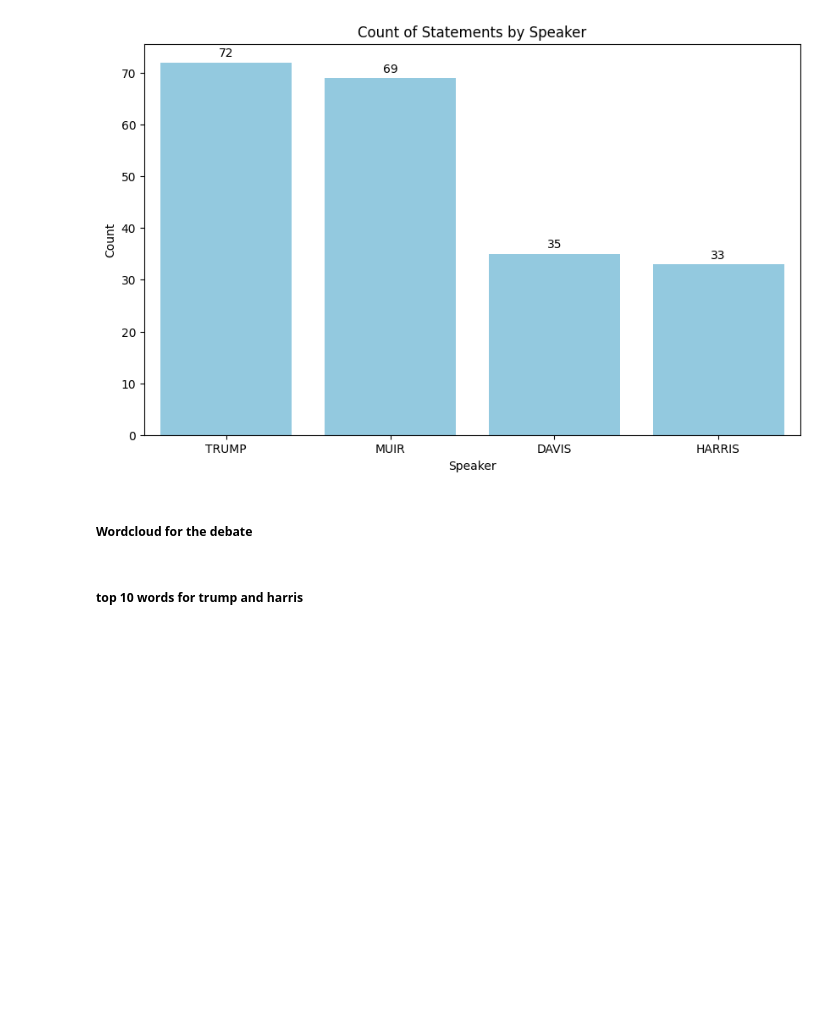
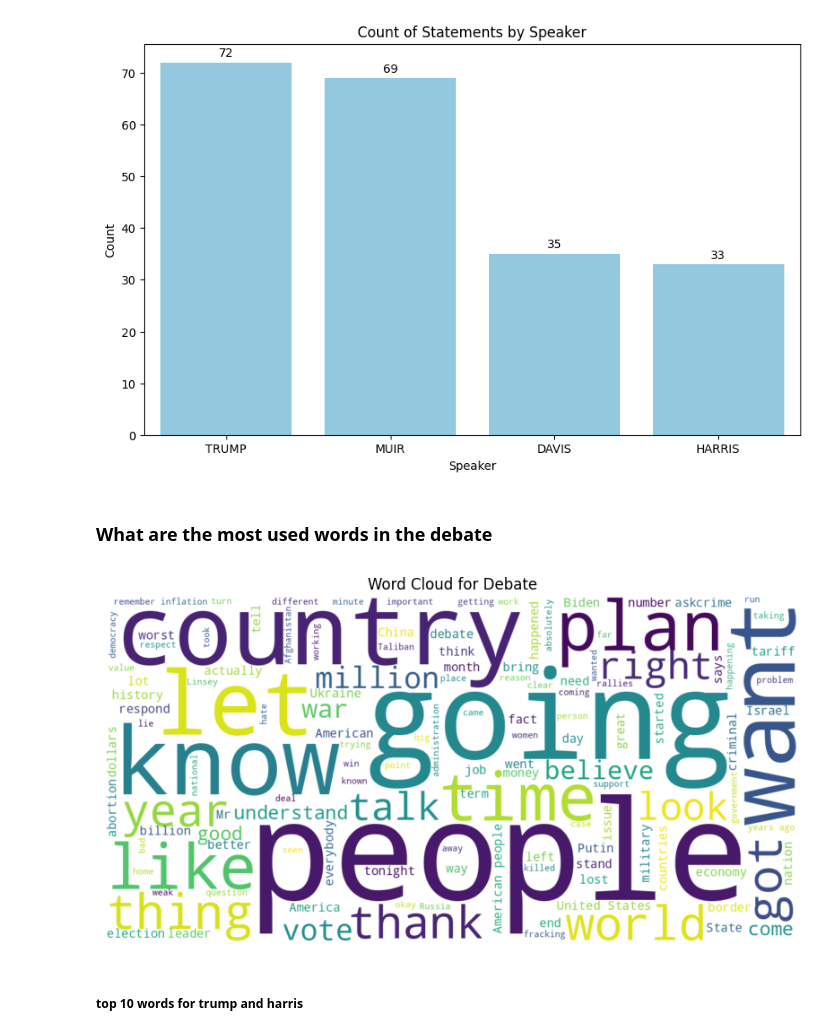
Before and after one commit to soham-bhagwat/Data-Analysis-EDA, a Jupyter notebook: presidential_debate.ipynb, the cells around one changed output. Cells and saved outputs as stored; diff of their text form; code cells hidden in the pictures; blank space fills up the shorter version.

Commit message:
Kaggle Notebook | PresidentialDebate | Version 4

```diff
--- a/presidential_debate.ipynb
+++ b/presidential_debate.ipynb
@@ -17,9 +18,9 @@ import matplotlib.pyplot as plt
 #### Loading Data
 # %%
 with open('/kaggle/input/presidential-debate-2-transcript2024/Presidential_Debate_2_Transcript.txt', 'r') as file:
-    text = file.read()
+    text_data = file.read()
 
-print(f"Length of transcript text: {len(text)}")
+print(f"Length of transcript text: {len(text_data)}")
 # %% [output]
 Length of transcript text: 95436
 # %% [markdown]
@@ -38,7 +39,7 @@ group = 0
 counts = {}
 
 # Split the text into paragraphs
-texts = text.split("\n\n")
+texts = text_data.split("\n\n")
 print(f"paragraphs: {len(texts)}")
 
 # Count occurrences of each speaker
@@ -75,7 +76,47 @@ plt.show()
 # %% [output]
 paragraphs: 221
 [figure]
-# %% [markdown]
-##### Wordcloud for the debate
+# %% [markdown]
+### What are the most used words in the debate
+# %%
+# Define stopwords
+stopwords = set(STOPWORDS)
+custom_stopwords = {'said', 'one', 'will','President','HARRIS','DAVIS','MUIR','LINDSEY','Donald','president','Trump','Harris','Vice','David'}  # Add any other common words you want to exclude
+stopwords.update(custom_stopwords)
+
+# Function to expand contractions
+def expand_contractions(text_data):
+    return contractions.fix(text_data)
+
+# Function to generate and plot word cloud with a custom image as background (optional)
+def plot_wordcloud(text_data, title='Word Cloud'):
+
+    wordcloud = WordCloud(
+        background_color='white',
+        contour_color='black',
+        contour_width=1,
+        stopwords=stopwords,
+        max_words=500,
+        max_font_size=80,
+        scale=3,
+        random_state=1
+    ).generate(text)
+
+    # Plot the word cloud
+    plt.figure(figsize=(10, 10))
+    plt.imshow(wordcloud, interpolation='bilinear')
+    plt.axis('off')
+    plt.title(title)
+    plt.show()
+
+
+
+# Expand contractions in the text
+text = expand_contractions(text_data)
+
+    # Generate and display the word cloud
+plot_wordcloud(text_data, 'Word Cloud for Debate')
+# %% [output]
+[figure, added]
 # %% [markdown]
 ##### top 10 words for trump and harris
```
Also changed, not shown: parts of 8 cells of this notebook.
